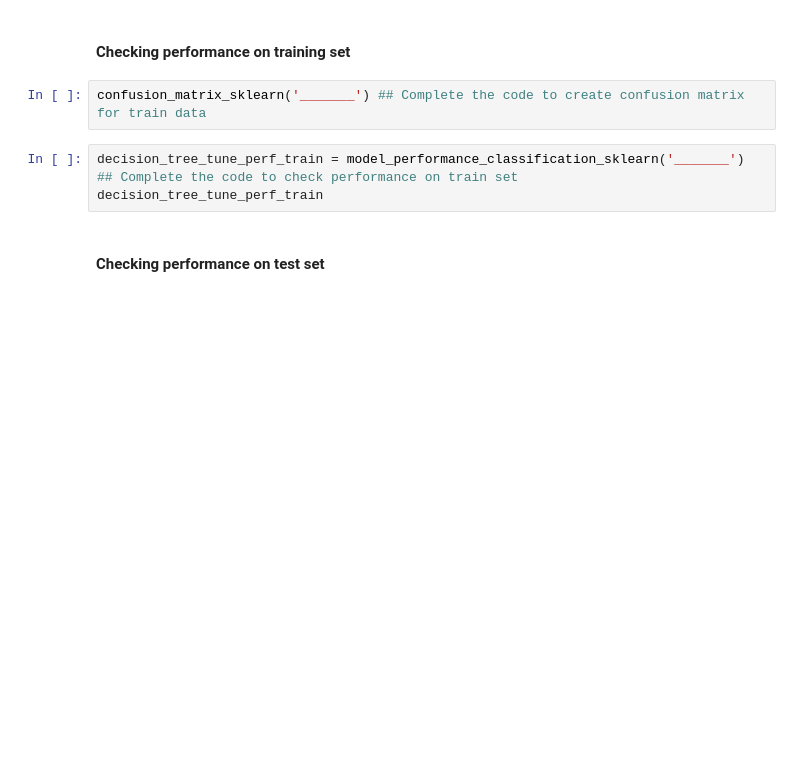
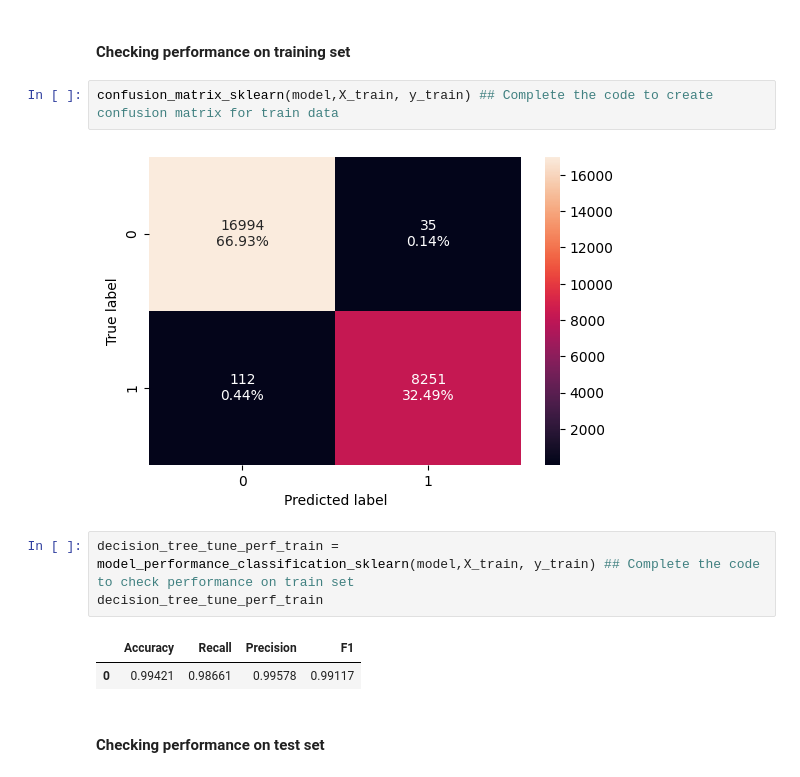
Before and after one commit to Mahal09/Python, a Jupyter notebook: Project_SLC_DSBA_INNHotels_LowCode_V3_1.ipynb, the cells around one changed output. Drawn from its saved outputs; the diff is of its cells as text; blank space fills up the shorter version.

```diff
--- a/Project_SLC_DSBA_INNHotels_LowCode_V3_1.ipynb
+++ b/Project_SLC_DSBA_INNHotels_LowCode_V3_1.ipynb
@@ -1386,10 +1438,15 @@ estimator.fit(X_train, y_train)
 # %% [markdown]
 #### Checking performance on training set
 # %%
-confusion_matrix_sklearn('_______') ## Complete the code to create confusion matrix for train data
+confusion_matrix_sklearn(model,X_train, y_train) ## Complete the code to create confusion matrix for train data
+# %% [output]
+[figure, added]
 # %%
-decision_tree_tune_perf_train = model_performance_classification_sklearn('_______') ## Complete the code to check performance on train set
+decision_tree_tune_perf_train = model_performance_classification_sklearn(model,X_train, y_train) ## Complete the code to check performance on train set
 decision_tree_tune_perf_train
+# %% [output]
+|  | Accuracy | Recall | Precision | F1 |
+| 0 | 0.99421 | 0.98661 | 0.99578 | 0.99117 |
 # %% [markdown]
 #### Checking performance on test set
 # %%
```
Also changed, not shown: parts of 33 cells of this notebook.
